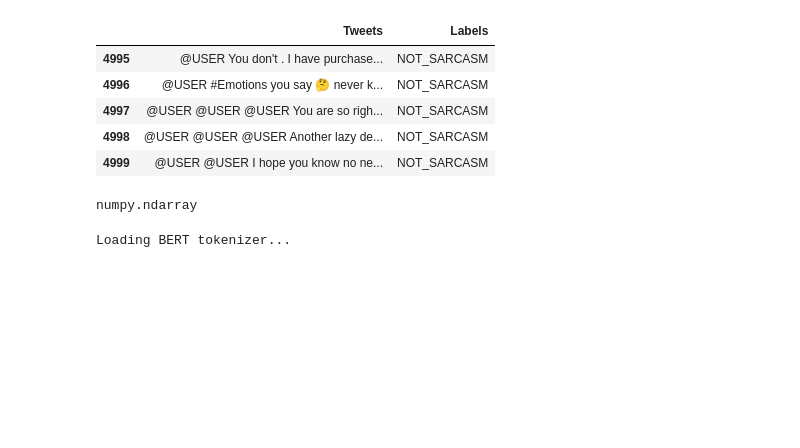
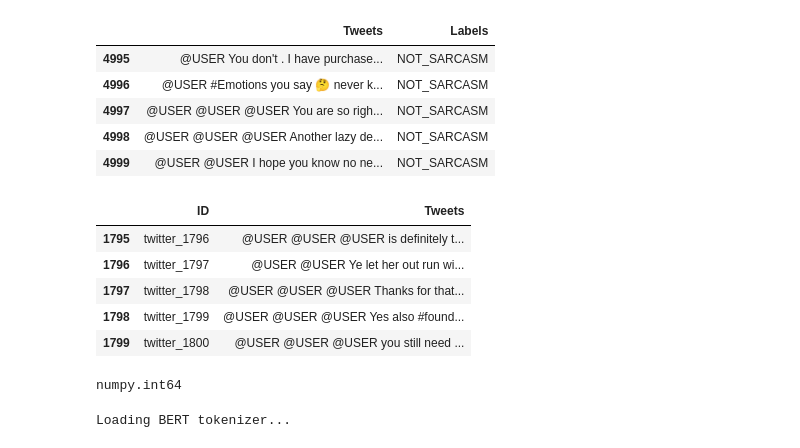
Before and after one commit to gnsandeep/Fine-Tuning-BERT, a Jupyter notebook: BERTSeq.ipynb, the cells around one changed output. Cells and saved outputs as stored; diff of their text form; code cells hidden in the pictures; blank space fills up the shorter version.

```diff
--- a/BERTSeq.ipynb
+++ b/BERTSeq.ipynb
@@ -51,6 +51,16 @@ twitterdata.tail()
 | 4997 | @USER @USER @USER You are so righ... | NOT_SARCASM |
 | 4998 | @USER @USER @USER Another lazy de... | NOT_SARCASM |
 | 4999 | @USER @USER I hope you know no ne... | NOT_SARCASM |
+# %%
+twitterdata_t = pd.read_csv("dftestdata.csv")
+twitterdata_t.tail()
+# %% [output]
+|  | ID | Tweets |
+| 1795 | twitter_1796 | @USER @USER @USER is definitely t... |
+| 1796 | twitter_1797 | @USER @USER Ye let her out run wi... |
+| 1797 | twitter_1798 | @USER @USER @USER Thanks for that... |
+| 1798 | twitter_1799 | @USER @USER @USER Yes also #found... |
+| 1799 | twitter_1800 | @USER @USER @USER you still need ... |
 # %%
 #remove URL
 twitterdata['Tweets'] = twitterdata['Tweets'].str.replace(r'http(\S)+', r'')
@@ -87,4 +124,4 @@ labels = twitterdata.Labels.values.astype(float)
 # %%
-type(labels)
+type(labels[1])
 # %% [output]
-numpy.ndarray
+numpy.int64
```
Also changed, not shown: parts of 14 cells of this notebook.
